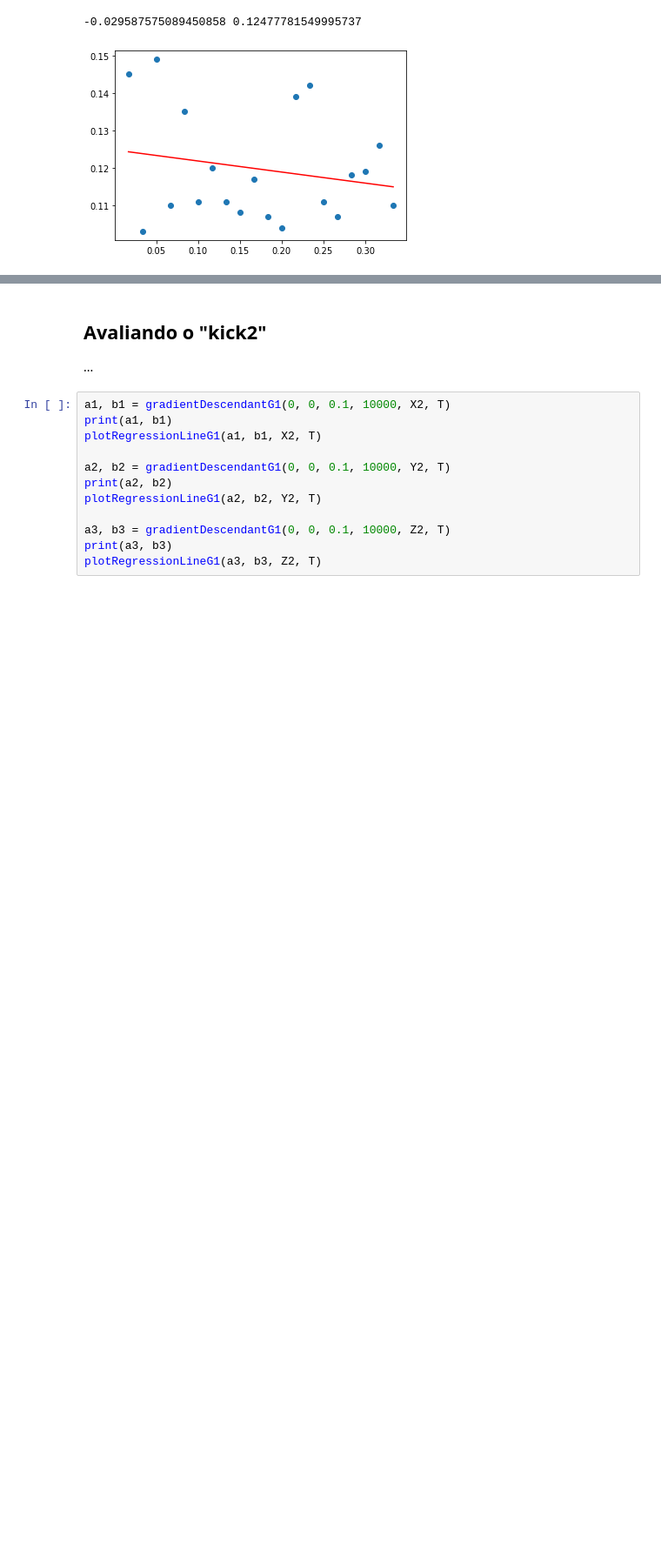
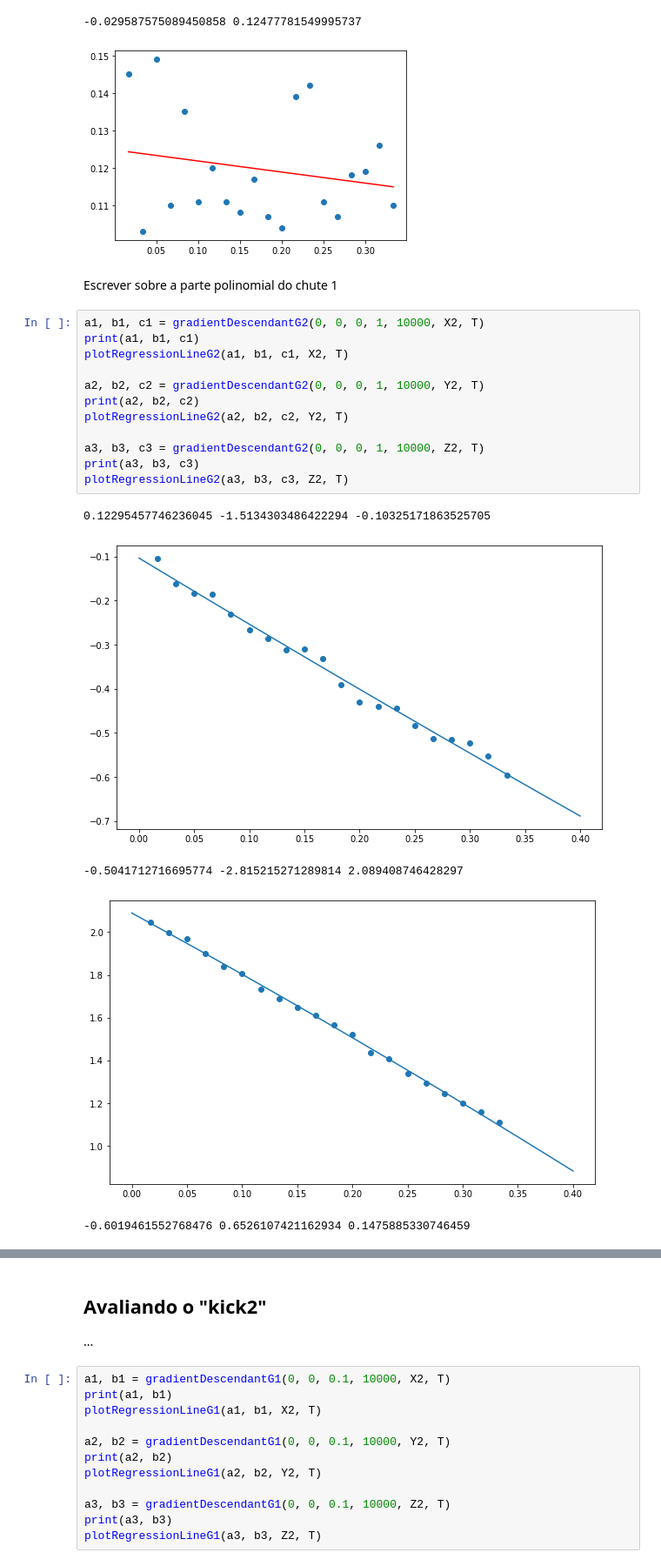
Before and after one commit to natanbcpc/supervised-learning, a Jupyter notebook: Project 2.ipynb, the cells around one changed output, grey strips where cells are left out. Shown: that part at 87% size. Cells and saved outputs as stored; diff of their text form; blank space fills up the shorter version.

```diff
--- a/Project 2.ipynb
+++ b/Project 2.ipynb
@@ -134,3 +130,23 @@ plotRegressionLineG1(a3, b3, Z1, T)
 [figure]
 -0.029587575089450858 0.12477781549995737
 [figure]
+# %% [markdown]
+Escrever sobre a parte polinomial do chute 1
+# %%
+a1, b1, c1 = gradientDescendantG2(0, 0, 0, 1, 10000, X2, T)
+print(a1, b1, c1)
+plotRegressionLineG2(a1, b1, c1, X2, T)
+
+a2, b2, c2 = gradientDescendantG2(0, 0, 0, 1, 10000, Y2, T)
+print(a2, b2, c2)
+plotRegressionLineG2(a2, b2, c2, Y2, T)
+
+a3, b3, c3 = gradientDescendantG2(0, 0, 0, 1, 10000, Z2, T)
+print(a3, b3, c3)
+plotRegressionLineG2(a3, b3, c3, Z2, T)
+# %% [output]
+0.12295457746236045 -1.5134303486422294 -0.10325171863525705
+[figure, added]
+-0.5041712716695774 -2.815215271289814 2.089408746428297
+[figure, added]
+-0.6019461552768476 0.6526107421162934 0.1475885330746459
```
Also changed, not shown: parts of 2 cells of this notebook.
